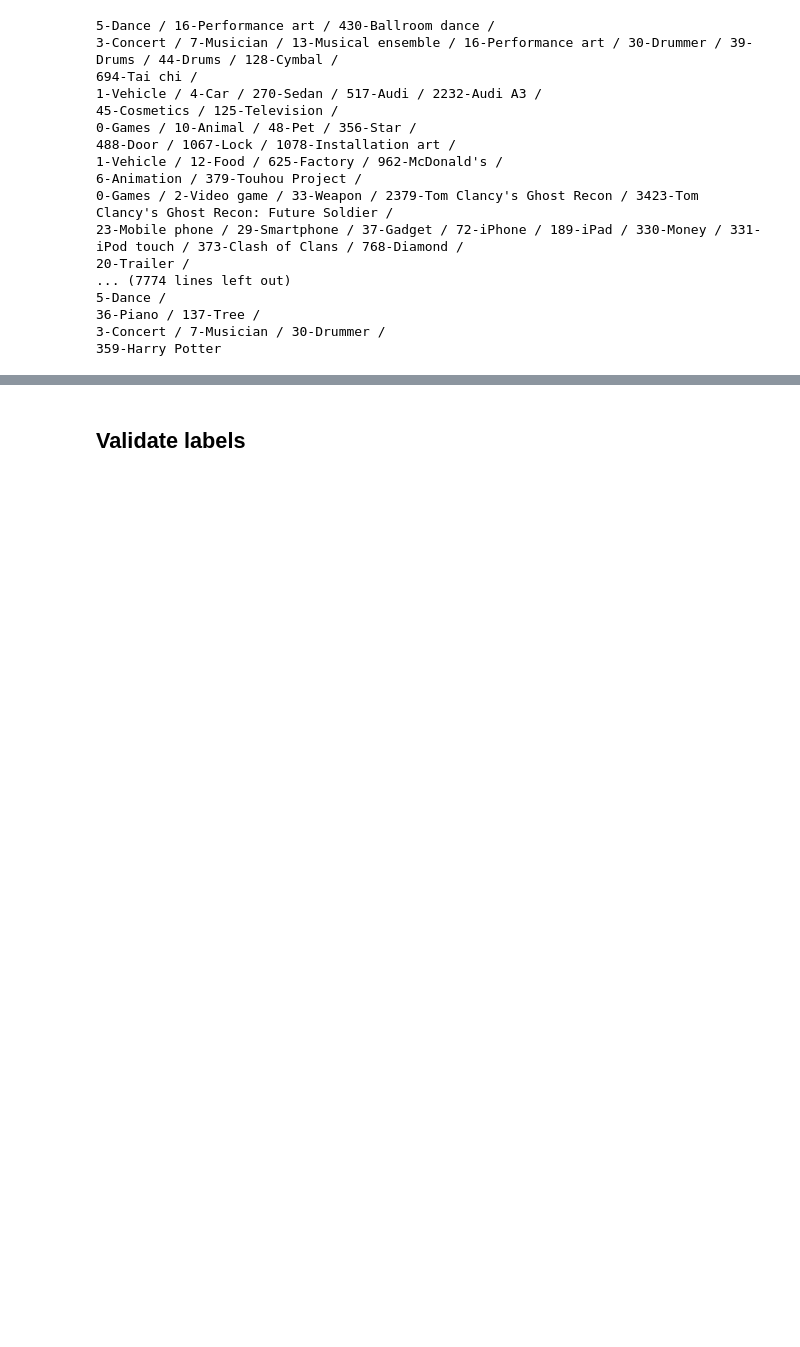
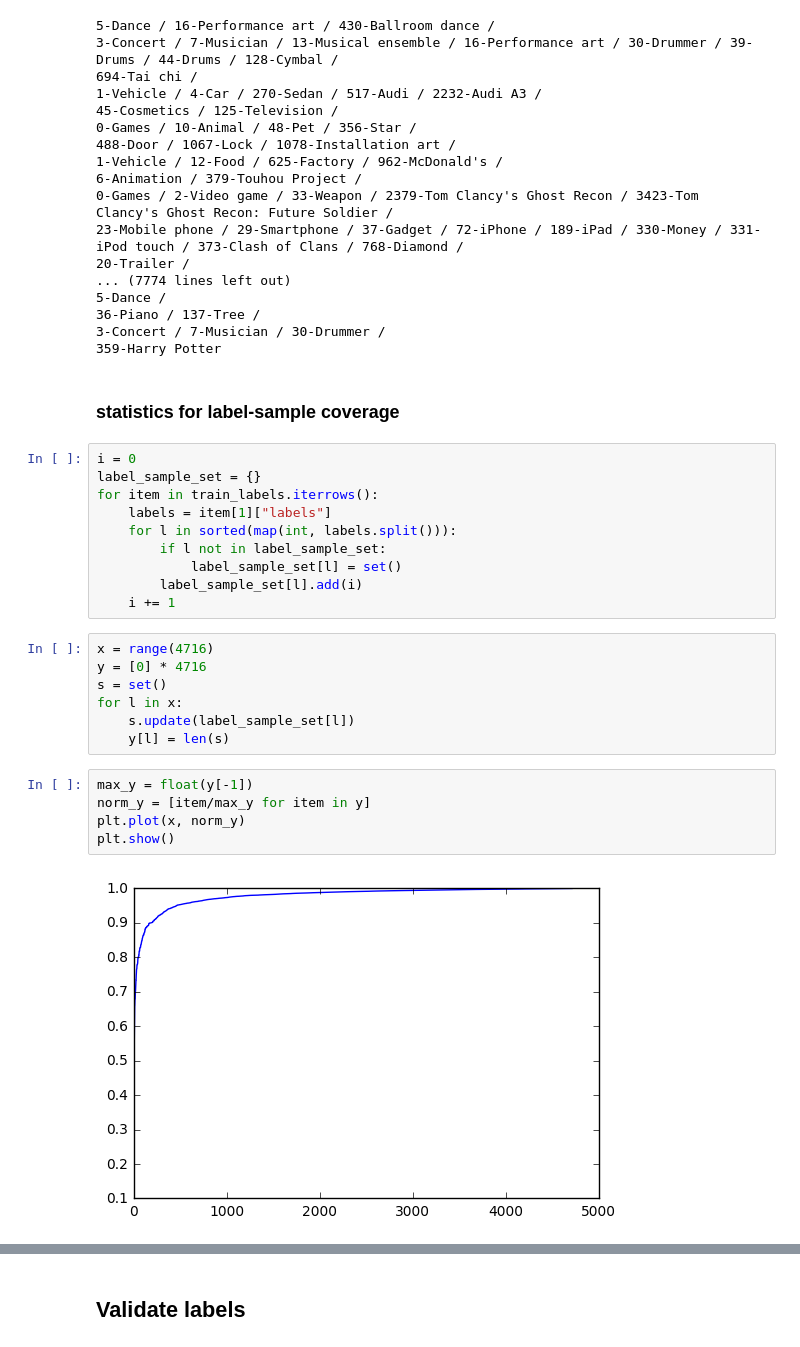
Before and after one commit to wangheda/youtube-8m, a Jupyter notebook: eda/explore.ipynb, the cells around one changed output, grey strips where cells are left out. Saved outputs shown, nothing was run; the diff lists cells and outputs as text; blank space fills up the shorter version.

```diff
--- a/eda/explore.ipynb
+++ b/eda/explore.ipynb
@@ -123,3 +126,29 @@ for item in train_labels.iterrows():
 36-Piano / 137-Tree /
 3-Concert / 7-Musician / 30-Drummer /
 359-Harry Potter
+# %% [markdown]
+### statistics for label-sample coverage
+# %%
+i = 0
+label_sample_set = {}
+for item in train_labels.iterrows():
+    labels = item[1]["labels"]
+    for l in sorted(map(int, labels.split())):
+        if l not in label_sample_set:
+            label_sample_set[l] = set()
+        label_sample_set[l].add(i)
+    i += 1
+# %%
+x = range(4716)
+y = [0] * 4716
+s = set()
+for l in x:
+    s.update(label_sample_set[l])
+    y[l] = len(s)
+# %%
+max_y = float(y[-1])
+norm_y = [item/max_y for item in y]
+plt.plot(x, norm_y)
+plt.show()
+# %% [output]
+[figure, added]
```
Also changed, not shown: parts of 3 cells of this notebook, 1 other file.
